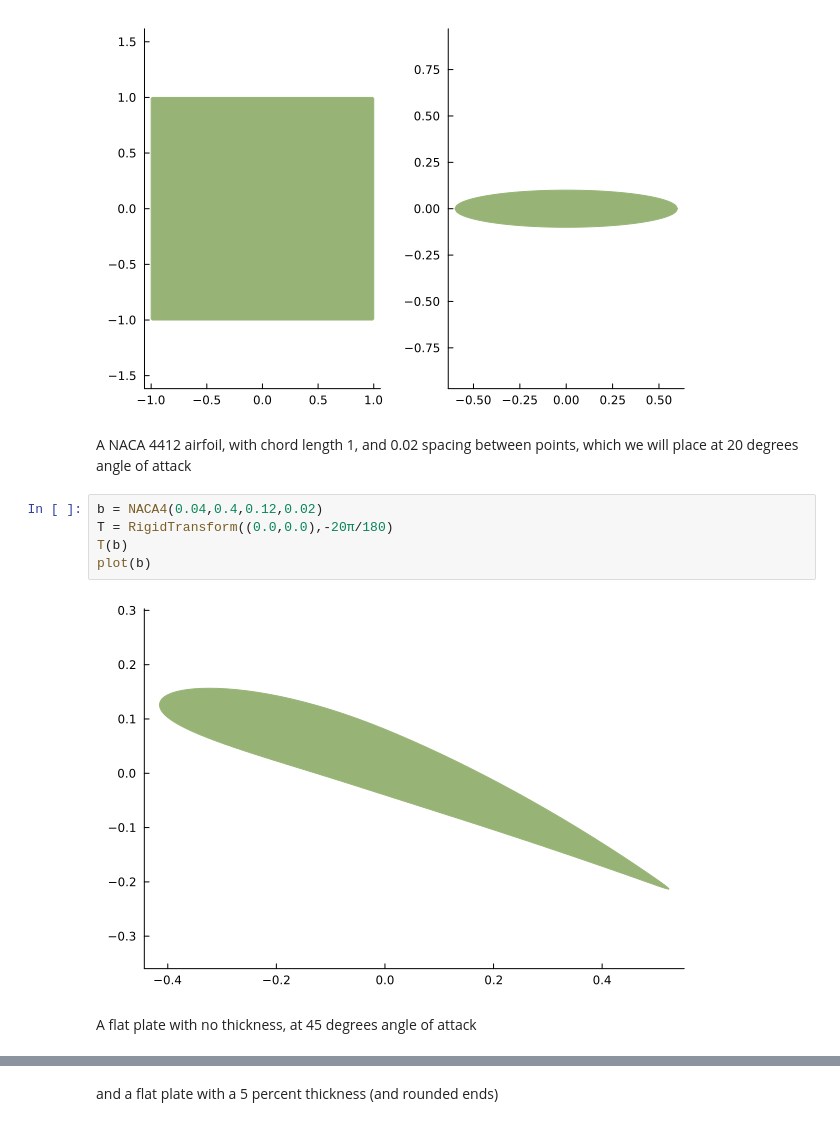
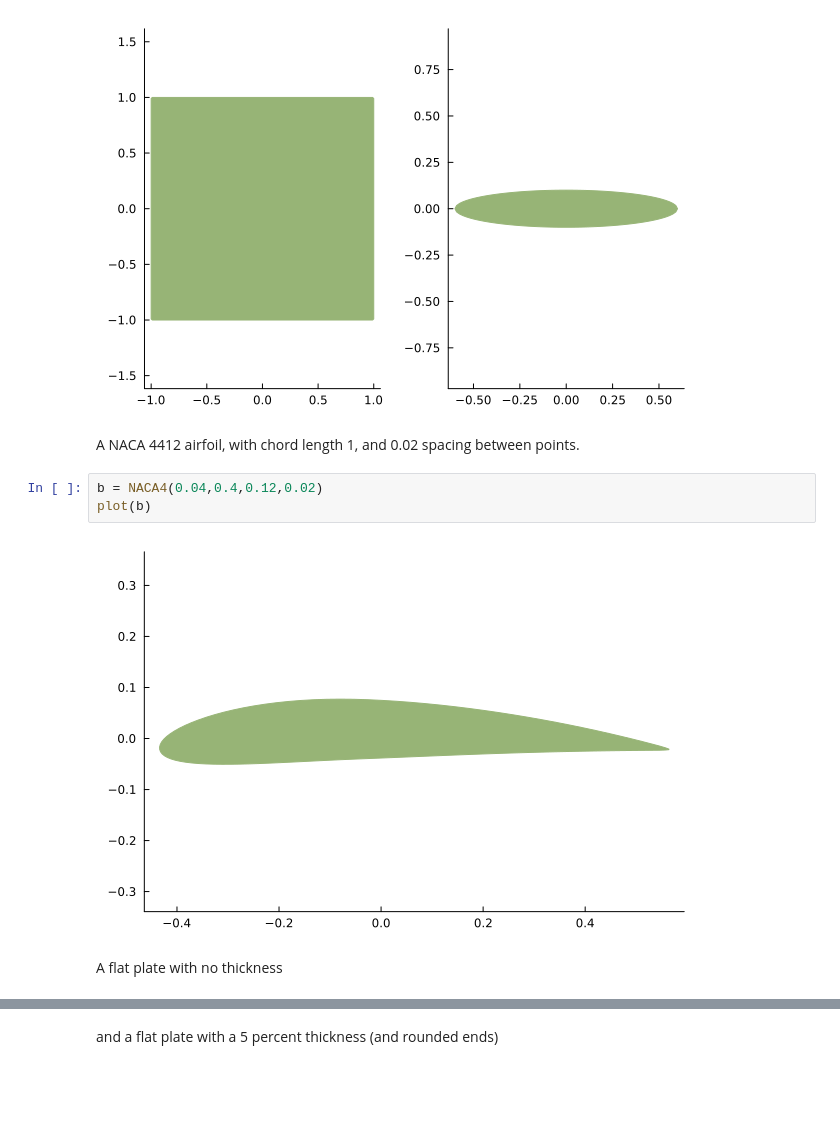
Before and after one commit to JuliaIBPM/RigidBodyTools.jl, a Jupyter notebook: examples/shapes.ipynb, the cells around one changed output, grey strips where cells are left out. Cells and saved outputs as stored; diff of their text form; blank space fills up the shorter version.

```diff
--- a/examples/shapes.ipynb
+++ b/examples/shapes.ipynb
@@ -161,16 +110,13 @@ plot(plot(b1), plot(b2))
 # %% [output]
 [figure]
 # %% [markdown]
-A NACA 4412 airfoil, with chord length 1, and 0.02 spacing between points,
-which we will place at 20 degrees angle of attack
+A NACA 4412 airfoil, with chord length 1, and 0.02 spacing between points.
 # %%
 b = NACA4(0.04,0.4,0.12,0.02)
-T = RigidTransform((0.0,0.0),-20π/180)
-T(b)
 plot(b)
 # %% [output]
-[figure, old version]
+[figure, new version]
 # %% [markdown]
-A flat plate with no thickness, at 45 degrees angle of attack
+A flat plate with no thickness
 # %%
 b = Plate(1.0,0.02)
```
Also changed, not shown: parts of 13 cells of this notebook, 12 other files.
